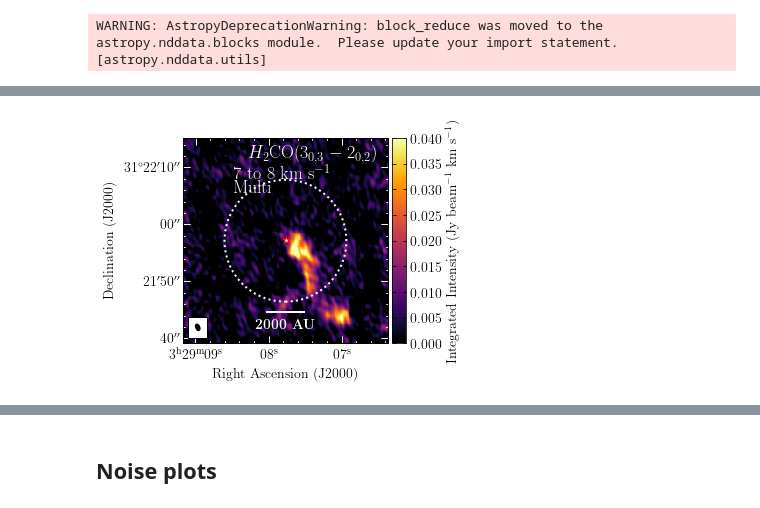
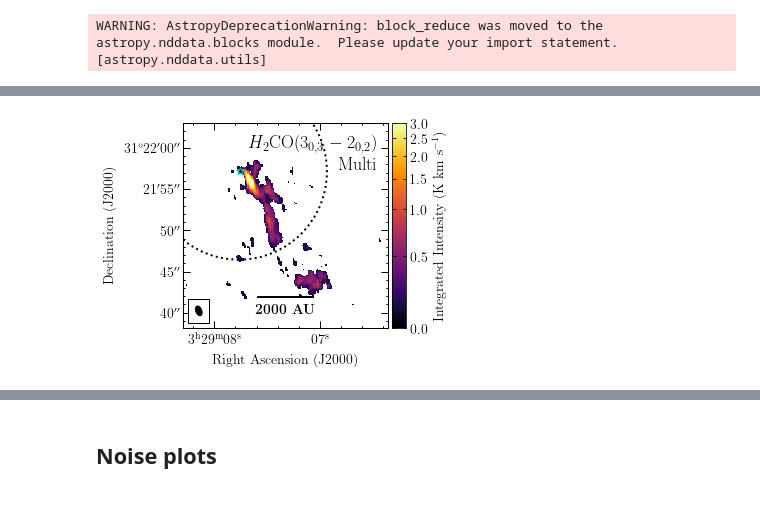
Before and after one commit to tere-valdivia/Per-emb-50_results, a Jupyter notebook: Data_figures.ipynb, the cells around one changed output, grey strips where cells are left out. Drawn from its saved outputs; the diff is of its cells as text; code cells hidden in the pictures.

Commit message:
corrected moment plots

```diff
--- a/Data_figures.ipynb
+++ b/Data_figures.ipynb
@@ -35,58 +37,64 @@ def plot_aplpy_standard(image, stretch, vmin, vmax, cmap, phasecent=[ra_Per50, d
 # %%
 saveaction = 0
 contourplot = 0
-regionplot = 0
+# regionplot = 0
 
-folder = 'H2CO/CDconfig/'
-filename = H2CO_303_202
+folder = 'H2CO/CDconfigsmall/'
+filename = H2CO_303_202_s + '_fitcube_total_mom0'
 cleanalg = 'Multi'
-stretch = 'linear'
-moment = 0
-velinit = 7 #km/s
-velend = 8 #km/s
-savefile = folder + 'H2CO_'+cleanalg+'_'+str(velinit)+'to'+str(velend)+'_'+stretch+'_moment'+str(moment)+'_SMAbeam.pdf'
+stretch = 'arcsinh'
+
+# moment = 0
+# velinit = 7 #km/s
+# velend = 8 #km/s
+
+# savefile = folder + 'H2CO_'+cleanalg+'_'+str(velinit)+'to'+str(velend)+'_'+stretch+'_moment'+str(moment)+'_SMAbeam.pdf'
+savefile = folder + 'H2CO_'+cleanalg+'_fitcube_total_mom0' + '_'+stretch + '.pdf'
 vmin = 0
-vmax = 0.04
-vmid = 0.01
+vmax = 3.
+vmid = 0.5
 cmap = 'inferno'
-radiusplot = 18/3600
-title = r'$H_{2}$CO($3_{0,3}-2_{0,2}$)\\'+str(velinit)+' to '+str(velend)+r' km s$^{-1}$\\'+cleanalg
+title = r'$H_{2}$CO($3_{0,3}-2_{0,2}$)'
 
-contourfile = 'SO_55_44/Per-emb-50_C_l009l048_cont.fits'
-contourfile2 = filename+'.fits'
-contlevels = [0.007]
-regions = folder +'spectra_regs.reg'
+# contourfile = 'SO_55_44/Per-emb-50_C_l009l048_cont.fits'
+# contourfile2 = filename+'.fits'
+# contlevels = [0.007]
+# regions = folder +'spectra_regs.reg'
 
-cube = SpectralCube.read(filename+'.fits')
-cube = cube.with_spectral_unit(u.km/u.s)
-headercube = cube.hdu.header
+# cube = SpectralCube.read(filename+'.fits')
+# cube = cube.with_spectral_unit(u.km/u.s)
+# headercube = cube.hdu.header
+headercube = fits.getheader(filename+'.fits')
 freq = headercube['RESTFREQ'] * u.Hz
 phasecent = [headercube['ra'], headercube['dec']]
 
-subcube = cube.spectral_slab(velinit*u.km/u.s, velend*u.km/u.s)
-moment0 = subcube.moment(order=moment).hdu
-rms = calculatenoise(moment0.data)[0]
+# subcube = cube.spectral_slab(velinit*u.km/u.s, velend*u.km/u.s)
+# moment0 = subcube.moment(order=moment).hdu
+# rms = calculatenoise(moment0.data)[0]
 if contourplot:
-    contourfile = SpectralCube.read(contourfile)
-    contourfile = contourfile[0,:,:]
-    contourfile2 = SpectralCube.read(contourfile2).with_spectral_unit(u.km/u.s)
-    contour2 = contourfile2.spectral_slab(velinit*u.km/u.s, velend*u.km/u.s).moment(order=moment).hdu
-    rms2 = calculatenoise(contour2.data)[0]
+    contour2 = filename + '.fits'
+#     contourfile = SpectralCube.read(contourfile)
+#     contourfile = contourfile[0,:,:]
+#     contourfile2 = SpectralCube.read(contourfile2).with_spectral_unit(u.km/u.s)
+#     contour2 = contourfile2.spectral_slab(velinit*u.km/u.s, velend*u.km/u.s).moment(order=moment).hdu
+#     rms2 = calculatenoise(contour2.data)[0]
 
-
-fig = plot_aplpy_standard(moment0, stretch, vmin, vmax, cmap)
-fig.recenter(phasecent[0], phasecent[1], radiusplot)
-fig.colorbar.set_axis_label_text(r'Integrated Intensity (Jy beam$^{-1}$ km s$^{-1}$)')
-fig.show_circles(phasecent[0], phasecent[1], (pb_noema(freq).to(u.deg)*0.5).value, ls=':', color='w', lw=2)
+# fig = plot_aplpy_standard(moment0, stretch, vmin, vmax, cmap)
+fig = plot_aplpy_standard(filename+'.fits', stretch, vmin, vmax, cmap, label_col='k', star_col='c', vmid=vmid)
+# fig.recenter(phasecent[0], phasecent[1], radiusplot)
+fig.colorbar.set_axis_label_text(r'Integrated Intensity (K km s$^{-1}$)')
+fig.show_circles(phasecent[0], phasecent[1], (pb_noema(freq).to(u.deg)*0.5).value, ls=':', color='k', lw=2)
 if contourplot:
     fig.show_contour(contour2, levels=[rms2*3, rms2*5], colors='w')
-if regionplot:
-    fig.show_regions(regions)
-fig.add_label(0.95,0.85, title, color='white',
+# if regionplot:
+#     fig.show_regions(regions)
+fig.add_label(0.95,0.9, title, color='k',
+               relative=True, horizontalalignment='right', size=18)
+fig.add_label(0.95,0.80, cleanalg, color='k',
                relative=True, horizontalalignment='right', size=18)
 fig.scalebar.set_label(r'\textbf{2000 AU}')
 
 if saveaction:
     plt.savefig(savefile, bbox_inches='tight', dpi=300)
 # %% [output]
-[figure, old version]
+[figure, new version]
```
Also changed, not shown: parts of 11 cells of this notebook, 5 other files.
